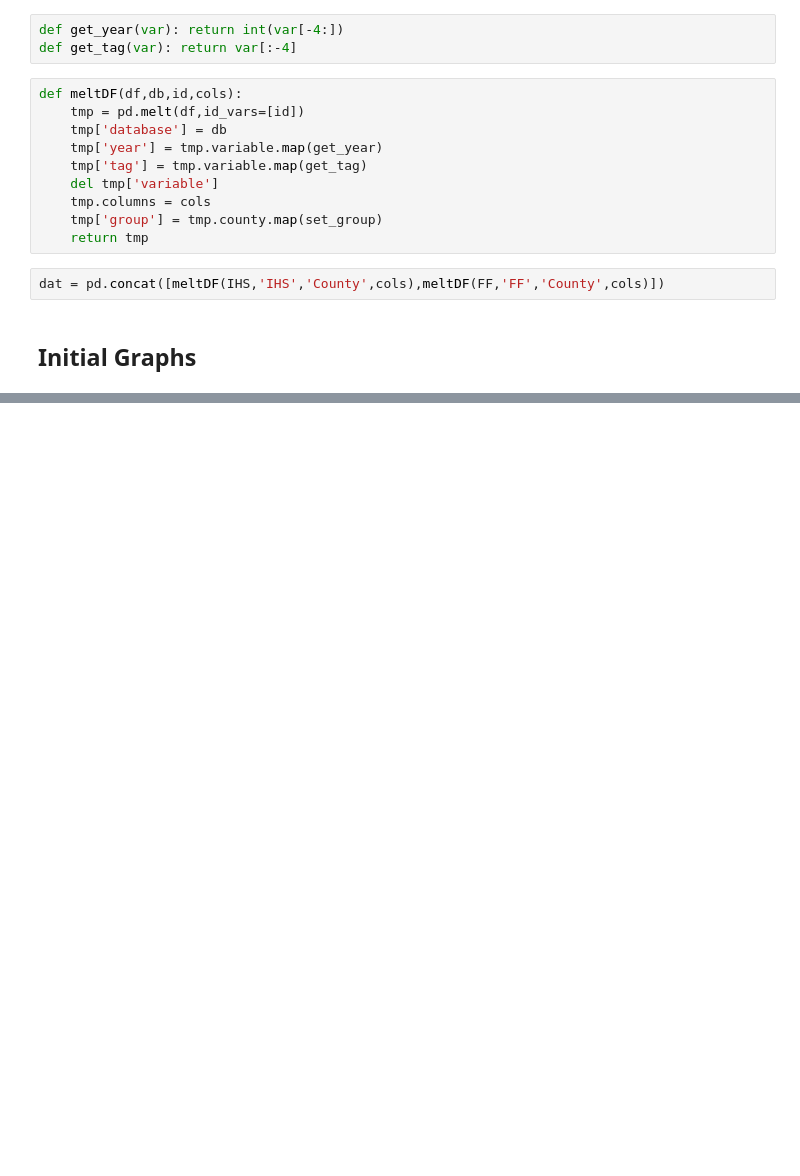
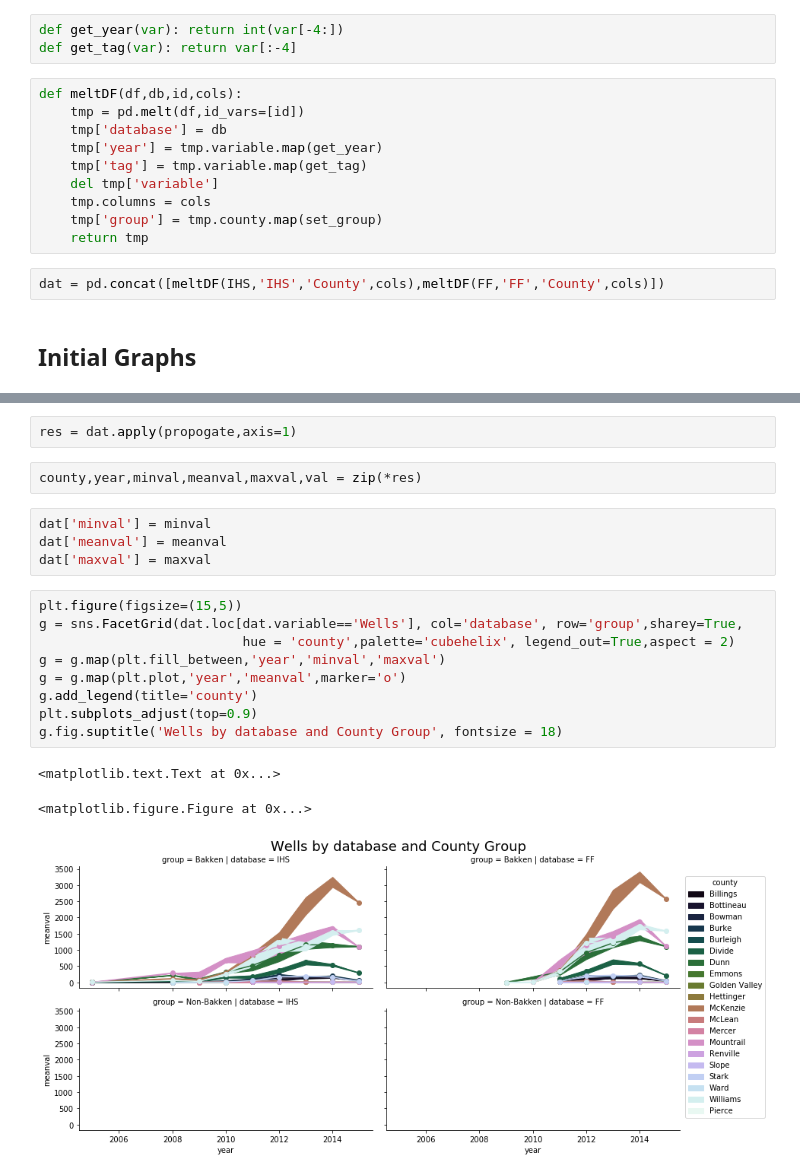
Before and after one commit to theobarnhart-USGS/UOG, a Jupyter notebook: propagate_well_direct_water_use.ipynb, the cells around one changed output, grey strips where cells are left out. Drawn from its saved outputs; the diff is of its cells as text; blank space fills up the shorter version.

```diff
--- a/propagate_well_direct_water_use.ipynb
+++ b/propagate_well_direct_water_use.ipynb
@@ -48,0 +91,21 @@ array(['Burleigh', 'Emmons', 'Pierce'], dtype=object)
+# %%
+res = dat.apply(propogate,axis=1)
+# %%
+county,year,minval,meanval,maxval,val = zip(*res)
+# %%
+dat['minval'] = minval
+dat['meanval'] = meanval
+dat['maxval'] = maxval
+# %%
+plt.figure(figsize=(15,5))
+g = sns.FacetGrid(dat.loc[dat.variable=='Wells'], col='database', row='group',sharey=True,
+                          hue = 'county',palette='cubehelix', legend_out=True,aspect = 2)
+g = g.map(plt.fill_between,'year','minval','maxval')
+g = g.map(plt.plot,'year','meanval',marker='o')
+g.add_legend(title='county')
+plt.subplots_adjust(top=0.9)
+g.fig.suptitle('Wells by database and County Group', fontsize = 18)
+# %% [output]
+<matplotlib.text.Text at 0x...>
+<matplotlib.figure.Figure at 0x...>
+[figure, added]
```
Also changed, not shown: parts of 5 cells of this notebook.
